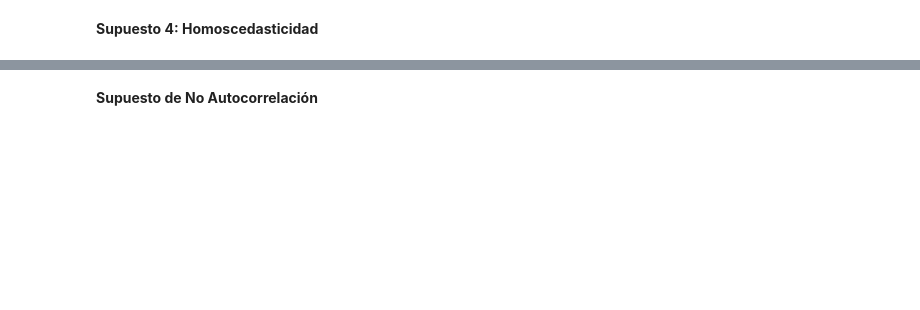
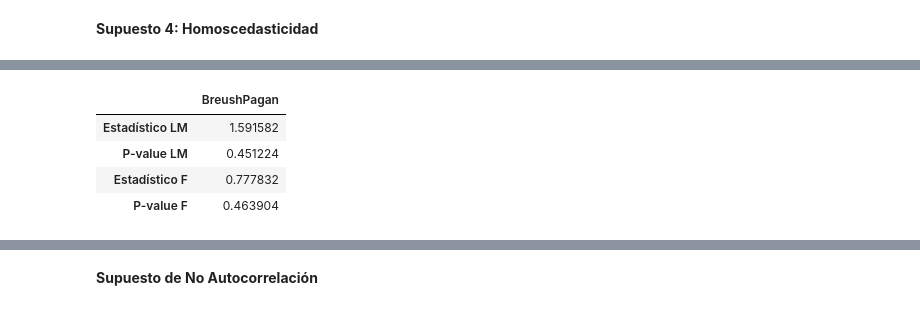
Before and after one commit to JuanAcevedoEcon/Econometria-basica-con-Python, a Jupyter notebook: Scripts/(4) Supuestos Error MCO.ipynb, the cells around one changed output, grey strips where cells are left out. Saved outputs shown, nothing was run; the diff lists cells and outputs as text; code cells hidden in the pictures; blank space fills up the shorter version.

```diff
--- a/Scripts/(4) Supuestos Error MCO.ipynb
+++ b/Scripts/(4) Supuestos Error MCO.ipynb
@@ -74,3 +125,9 @@ pd.Series(Test, index = NombresTest)
 # %%
-pd.DataFrame({"BreushPagan":__________}, index = ________)
+pd.DataFrame({"BreushPagan":Test}, index = NombresTest)
+# %% [output]
+|  | BreushPagan |
+| Estadístico LM | 1.591582 |
+| P-value LM | 0.451224 |
+| Estadístico F | 0.777832 |
+| P-value F | 0.463904 |
 # %%
```
Also changed, not shown: parts of 22 cells of this notebook, 2 other files.
